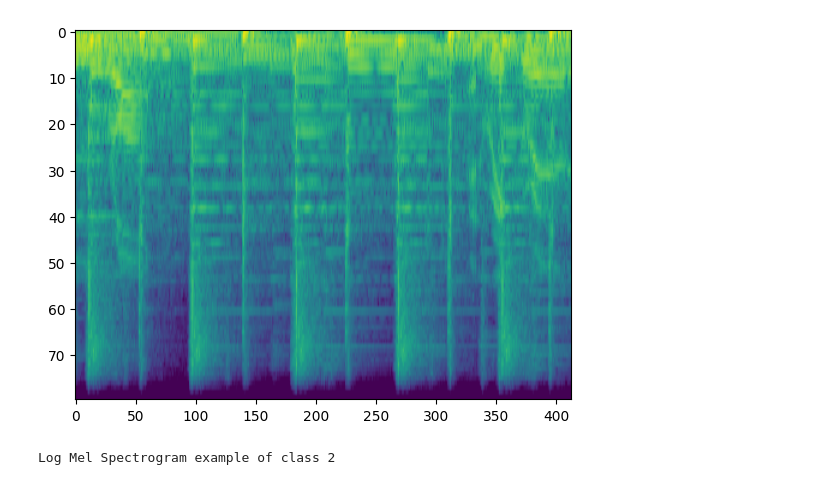
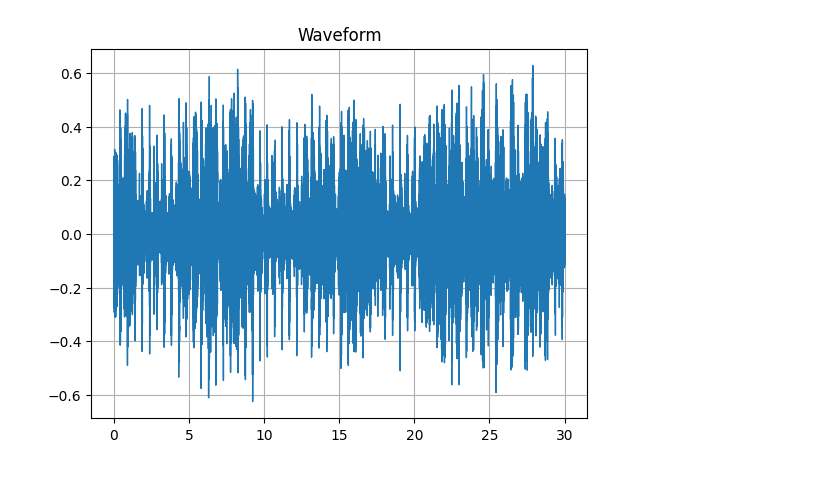
Before and after one commit to michailmelonas/musical-genre-recog, a Jupyter notebook: main.ipynb, the cells around one changed output. Cells and saved outputs as stored; diff of their text form; code cells hidden in the pictures.

```diff
--- a/main.ipynb
+++ b/main.ipynb
@@ -74,0 +63,5 @@ class CustomGTZANDataset(Dataset):
+# %%
+waveform = whisper.load_audio("data/raw/genres/reggae/reggae.00000.wav", sr=SAMPLE_RATE)
+plot_waveform(torch.tensor((waveform,)), SAMPLE_RATE)
+# %% [output]
+[figure, added]
@@ -77,8 +149,0 @@ train_dataset = CustomGTZANDataset(annotations_df=annotations_df, train=True)
-# %%
-img = train_dataset[0][0].squeeze(0)
-plt.imshow(img, aspect="auto")
-plt.show()
-print(f"Log Mel Spectrogram example of class {train_dataset[0][1]}")
-# %% [output]
-[figure, removed]
-Log Mel Spectrogram example of class 2
```
Also changed, not shown: parts of 36 cells of this notebook, 1 other file.
